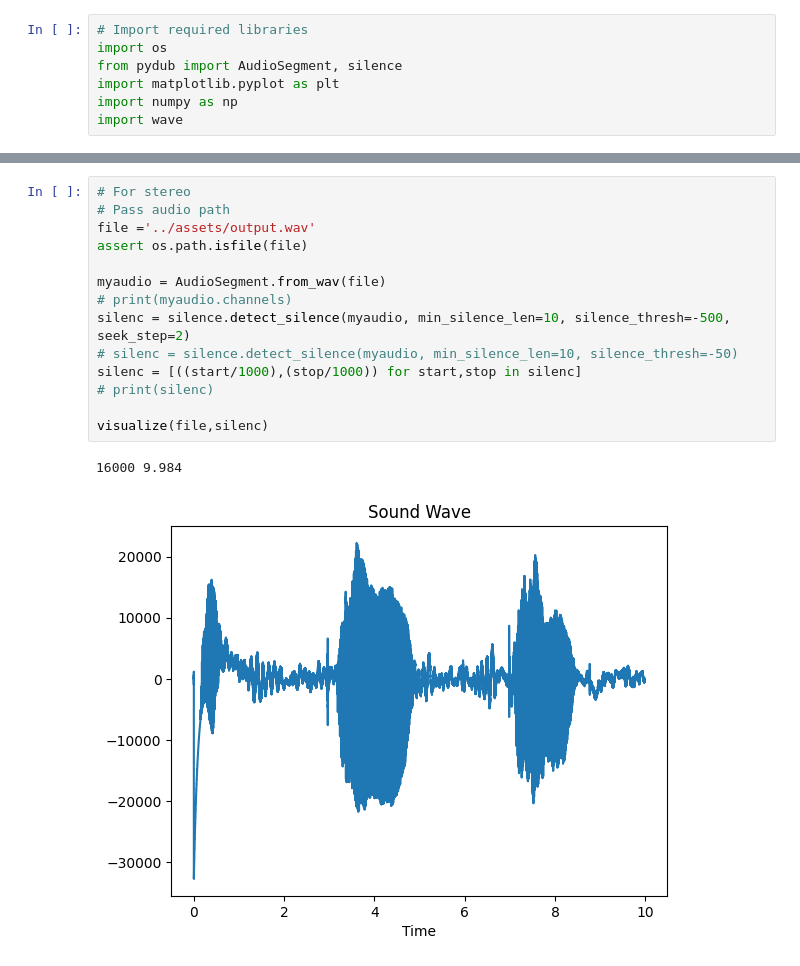
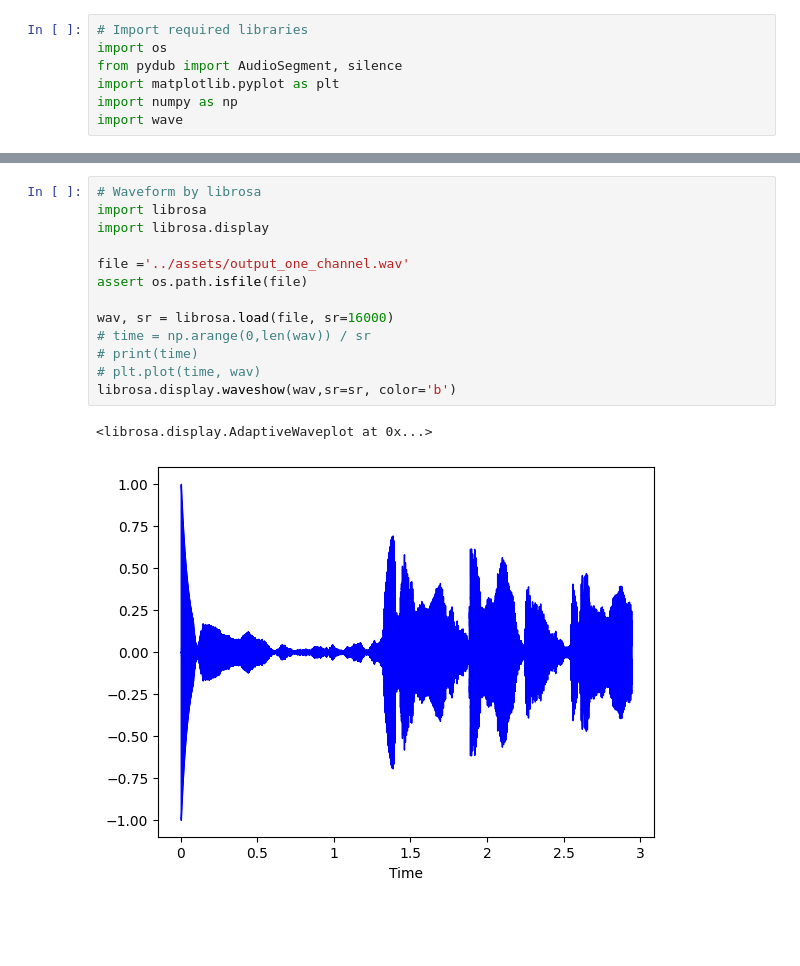
Before and after one commit to atsss/silence_remover, a Jupyter notebook: notebooks/pydub.ipynb, the cells around one changed output, grey strips where cells are left out. Drawn from its saved outputs; the diff is of its cells as text; blank space fills up the shorter version.

```diff
--- a/notebooks/pydub.ipynb
+++ b/notebooks/pydub.ipynb
@@ -51,17 +53,16 @@ visualize(file,silenc)
-# %%
-# For stereo
-# Pass audio path
-file ='../assets/output.wav'
-assert os.path.isfile(file)
-
-myaudio = AudioSegment.from_wav(file)
-# print(myaudio.channels)
-silenc = silence.detect_silence(myaudio, min_silence_len=10, silence_thresh=-500, seek_step=2)
-# silenc = silence.detect_silence(myaudio, min_silence_len=10, silence_thresh=-50)
-silenc = [((start/1000),(stop/1000)) for start,stop in silenc]
-# print(silenc)
-
-visualize(file,silenc)
-# %% [output]
-16000 9.984
-[figure, removed]
+# %%
+# Waveform by librosa
+import librosa
+import librosa.display
+
+file ='../assets/output_one_channel.wav'
+assert os.path.isfile(file)
+
+wav, sr = librosa.load(file, sr=16000)
+# time = np.arange(0,len(wav)) / sr
+# print(time)
+# plt.plot(time, wav)
+librosa.display.waveshow(wav,sr=sr, color='b')
+# %% [output]
+<librosa.display.AdaptiveWaveplot at 0x...>
+[figure, added]
```
Also changed, not shown: parts of 4 cells of this notebook.
